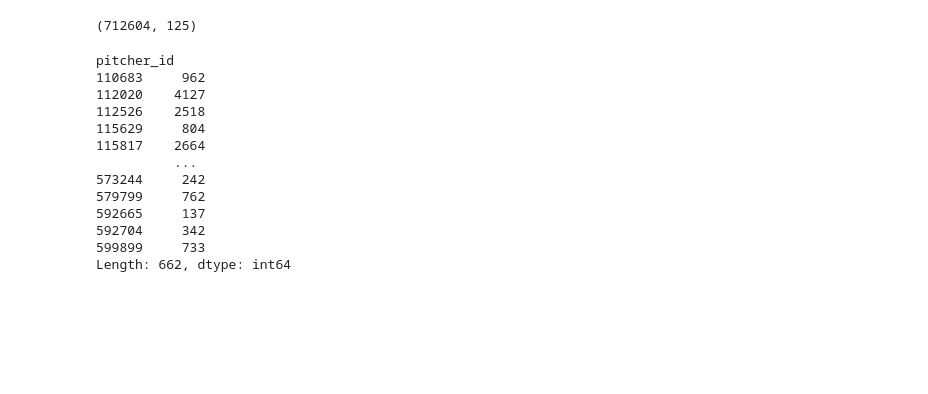
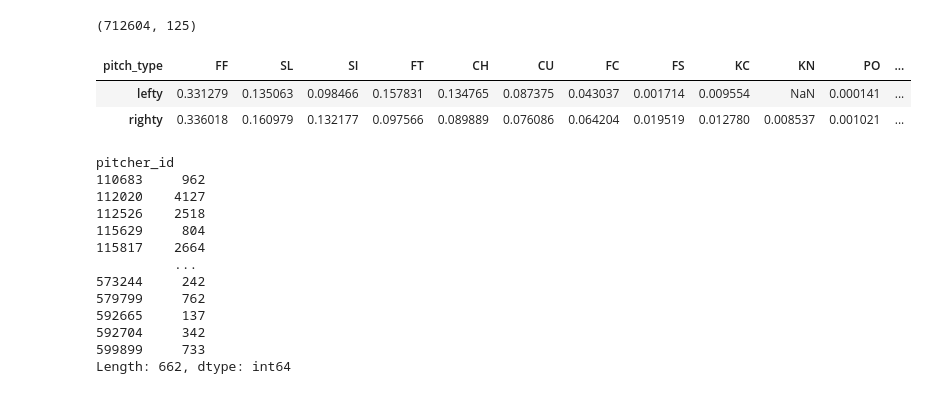
Before and after one commit to scottmaran/pitch_prediction, a Jupyter notebook: eda.ipynb, the cells around one changed output. Drawn from its saved outputs; the diff is of its cells as text; code cells hidden in the pictures; blank space fills up the shorter version.

```diff
--- a/eda.ipynb
+++ b/eda.ipynb
@@ -106,6 +106,12 @@ pitches_modified = pitches.query("pitch_type in @pitch_types_to_keep")
 pitches_modified.shape
 # %% [output]
 (712604, 125)
+# %%
+pd.DataFrame({'lefty':pitches_modified.query("p_throws== 'L'").pitch_type.value_counts(normalize=True), 'righty':pitches_modified.query("p_throws== 'R'").pitch_type.value_counts(normalize=True)}).sort_values('righty', ascending=False).T
+# %% [output]
+| pitch_type | FF | SL | SI | FT | CH | CU | FC | FS | KC | KN | PO | ... |
+| lefty | 0.331279 | 0.135063 | 0.098466 | 0.157831 | 0.134765 | 0.087375 | 0.043037 | 0.001714 | 0.009554 | NaN | 0.000141 | ... |
+| righty | 0.336018 | 0.160979 | 0.132177 | 0.097566 | 0.089889 | 0.076086 | 0.064204 | 0.019519 | 0.012780 | 0.008537 | 0.001021 | ... |
 # %%
 pitcher_group_df = pitches_modified.groupby("pitcher_id").pitch_type.value_counts(normalize=True).unstack().fillna(0).round(3).loc[:,pitch_types_to_keep] # reorder cols
 # %%
```
Also changed, not shown: 3 other files.
